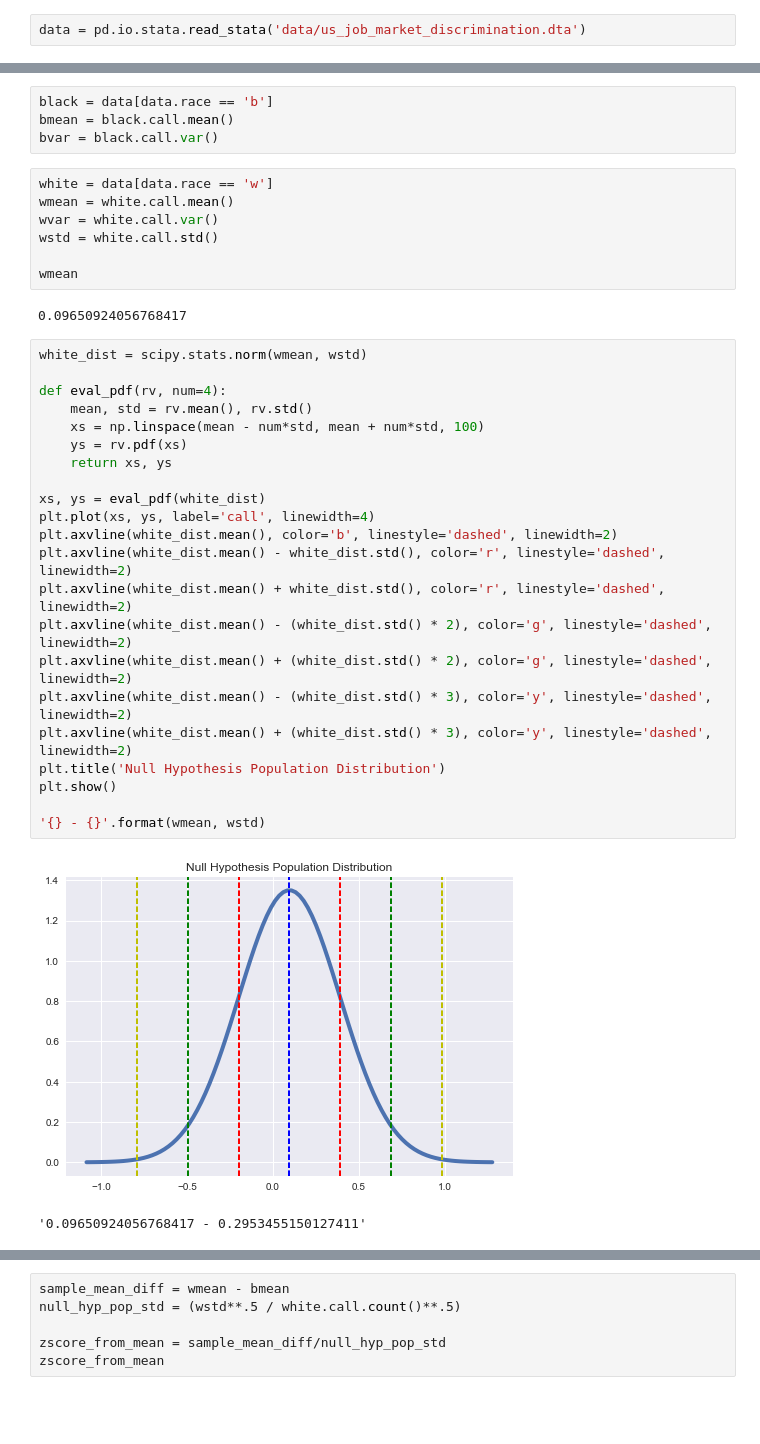
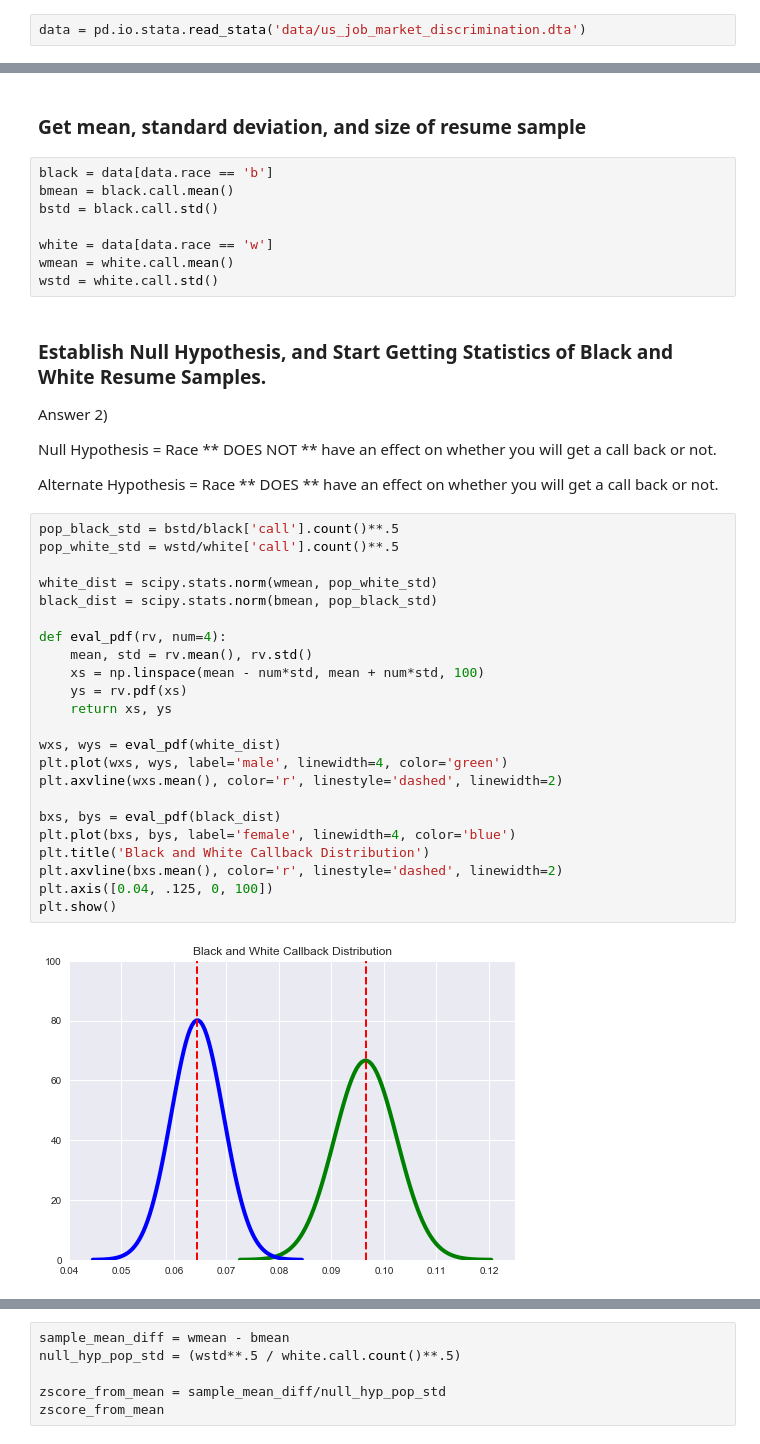
Before and after one commit to TJBANEY/Springboard-Code, a Jupyter notebook: sliderule_dsi_inferential_statistics_exercise_2.ipynb, the cells around one changed output, grey strips where cells are left out. Saved outputs shown, nothing was run; the diff lists cells and outputs as text; blank space fills up the shorter version.

Commit message:
Make edits to infer stats projects 2 and 3

```diff
--- a/sliderule_dsi_inferential_statistics_exercise_2.ipynb
+++ b/sliderule_dsi_inferential_statistics_exercise_2.ipynb
@@ -48,38 +52,43 @@ data = pd.io.stata.read_stata('data/us_job_market_discrimination.dta')
+# %% [markdown]
+### Get mean, standard deviation, and size of resume sample
 # %%
 black = data[data.race == 'b']
 bmean = black.call.mean()
-bvar = black.call.var()
+bstd = black.call.std()
+
+white = data[data.race == 'w']
+wmean = white.call.mean()
+wstd = white.call.std()
-# %%
-white = data[data.race == 'w']
-wmean = white.call.mean()
-wvar = white.call.var()
-wstd = white.call.std()
-
-wmean
-# %% [output]
-0.09650924056768417
+# %% [markdown]
+### Establish Null Hypothesis, and Start Getting Statistics of Black and White Resume Samples.
+
+Answer 2)
+
+Null Hypothesis = Race ** DOES NOT ** have an effect on whether you will get a call back or not.
+
+Alternate Hypothesis = Race ** DOES ** have an effect on whether you will get a call back or not.
 # %%
-white_dist = scipy.stats.norm(wmean, wstd)
+pop_black_std = bstd/black['call'].count()**.5
+pop_white_std = wstd/white['call'].count()**.5
+
+white_dist = scipy.stats.norm(wmean, pop_white_std)
+black_dist = scipy.stats.norm(bmean, pop_black_std)
 
 def eval_pdf(rv, num=4):
     mean, std = rv.mean(), rv.std()
     xs = np.linspace(mean - num*std, mean + num*std, 100)
     ys = rv.pdf(xs)
     return xs, ys
 
-xs, ys = eval_pdf(white_dist)
-plt.plot(xs, ys, label='call', linewidth=4)
-plt.axvline(white_dist.mean(), color='b', linestyle='dashed', linewidth=2)
-plt.axvline(white_dist.mean() - white_dist.std(), color='r', linestyle='dashed', linewidth=2)
-plt.axvline(white_dist.mean() + white_dist.std(), color='r', linestyle='dashed', linewidth=2)
-plt.axvline(white_dist.mean() - (white_dist.std() * 2), color='g', linestyle='dashed', linewidth=2)
-plt.axvline(white_dist.mean() + (white_dist.std() * 2), color='g', linestyle='dashed', linewidth=2)
-plt.axvline(white_dist.mean() - (white_dist.std() * 3), color='y', linestyle='dashed', linewidth=2)
-plt.axvline(white_dist.mean() + (white_dist.std() * 3), color='y', linestyle='dashed', linewidth=2)
-plt.title('Null Hypothesis Population Distribution')
+wxs, wys = eval_pdf(white_dist)
+plt.plot(wxs, wys, label='male', linewidth=4, color='green')
+plt.axvline(wxs.mean(), color='r', linestyle='dashed', linewidth=2)
+
+bxs, bys = eval_pdf(black_dist)
+plt.plot(bxs, bys, label='female', linewidth=4, color='blue')
+plt.title('Black and White Callback Distribution')
+plt.axvline(bxs.mean(), color='r', linestyle='dashed', linewidth=2)
+plt.axis([0.04, .125, 0, 100])
 plt.show()
-
-'{} - {}'.format(wmean, wstd)
 # %% [output]
-[figure, old version]
+[figure, new version]
-'0.09650924056768417 - 0.2953455150127411'
```
Also changed, not shown: parts of 8 cells of this notebook.
